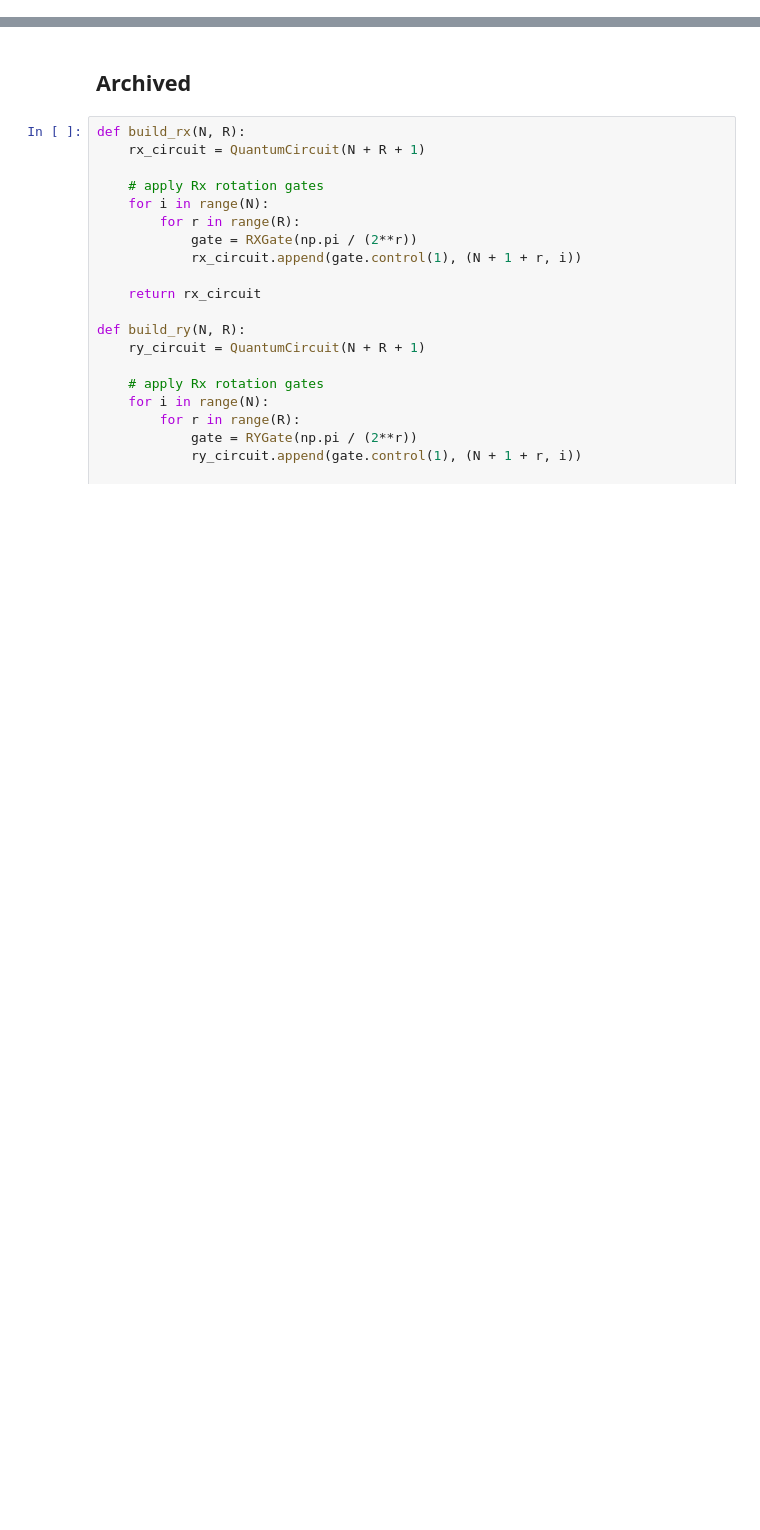
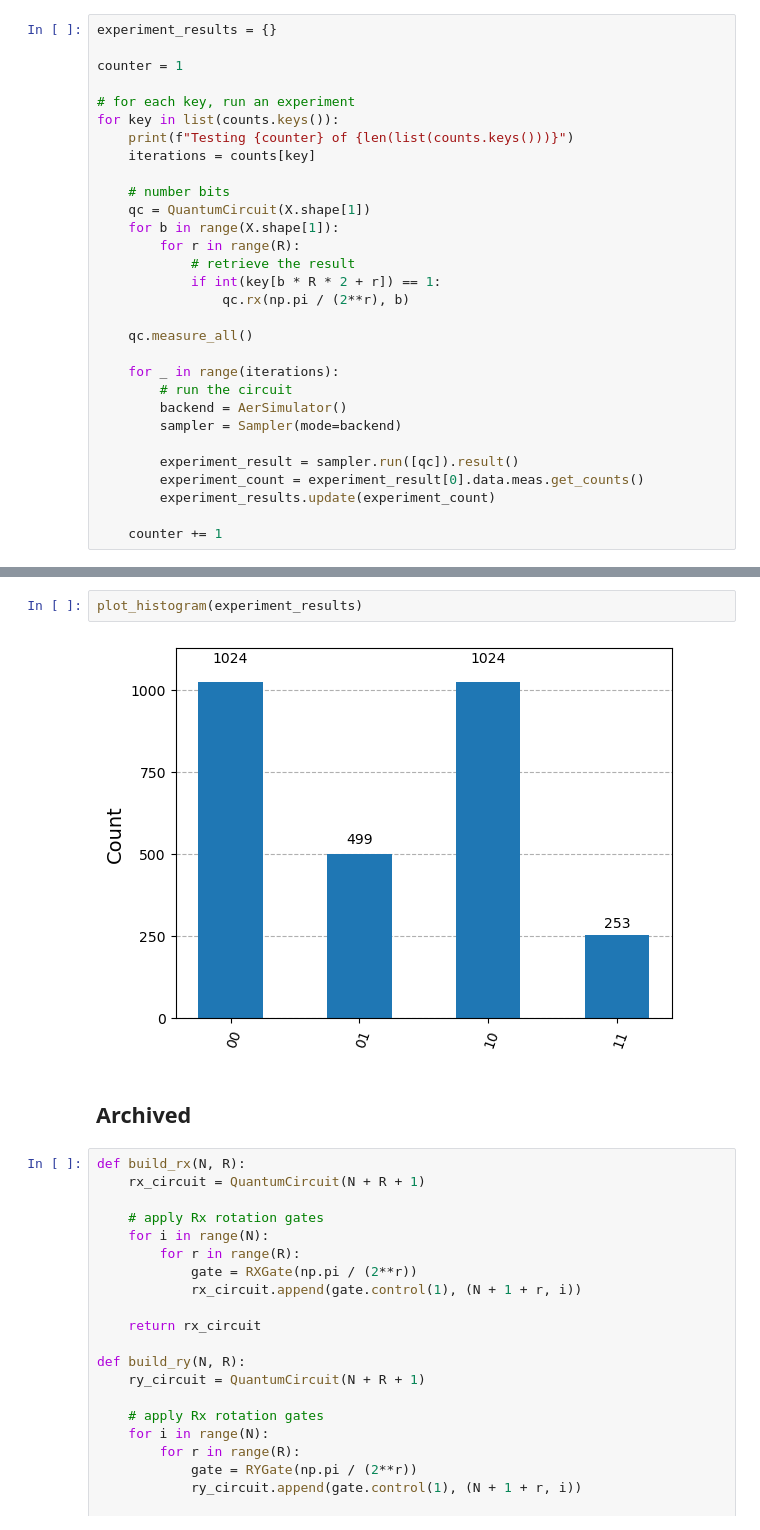
Before and after one commit to Jaybit0/QML, a Jupyter notebook: Qiskit_Modules/test.ipynb, the cells around one changed output, grey strips where cells are left out. Cells and saved outputs as stored; diff of their text form; blank space fills up the shorter version.

Commit message:
prelim testing environment

```diff
--- a/Qiskit_Modules/test.ipynb
+++ b/Qiskit_Modules/test.ipynb
@@ -156,0 +50,30 @@ circuit.draw(output='mpl')
+# %%
+experiment_results = {}
+
+counter = 1
+
+# for each key, run an experiment
+for key in list(counts.keys()):
+	print(f"Testing {counter} of {len(list(counts.keys()))}")
+	iterations = counts[key]
+
+	# number bits
+	qc = QuantumCircuit(X.shape[1])
+	for b in range(X.shape[1]):
+		for r in range(R):
+			# retrieve the result
+			if int(key[b * R * 2 + r]) == 1:
+				qc.rx(np.pi / (2**r), b)
+
+	qc.measure_all()
+
+	for _ in range(iterations):
+		# run the circuit
+		backend = AerSimulator()
+		sampler = Sampler(mode=backend)
+
+		experiment_result = sampler.run([qc]).result()
+		experiment_count = experiment_result[0].data.meas.get_counts()
+		experiment_results.update(experiment_count)
+
+	counter += 1
@@ -157,3 +98,7 @@ circuit.draw(output='mpl')
+# %%
+plot_histogram(experiment_results)
+# %% [output]
+[figure, added]
 # %% [markdown]
 ## Archived
 # %%
```
Also changed, not shown: parts of 9 cells of this notebook, 1 other file.
